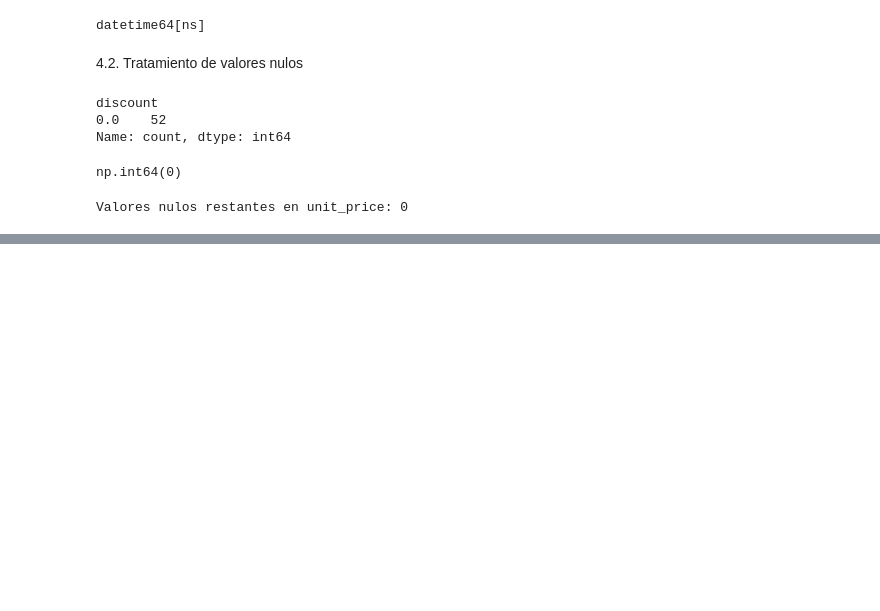
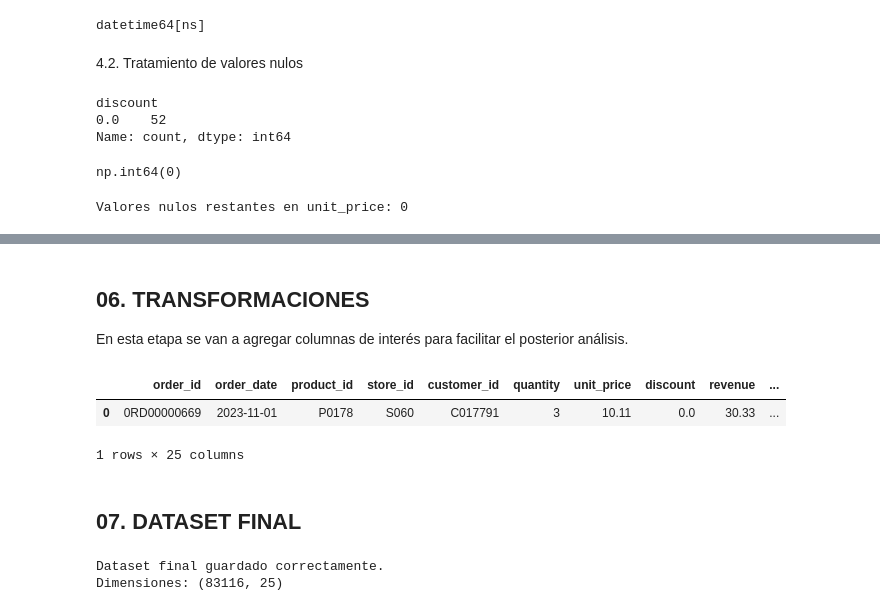
Before and after one commit to SofiaConsoli/Proyecto_Final_Data_and_Analytics, a Jupyter notebook: notebooks/proyecto_final_EDA_python.ipynb, the cells around one changed output, grey strips where cells are left out. Drawn from its saved outputs; the diff is of its cells as text; code cells hidden in the pictures; blank space fills up the shorter version.

Commit message:
5to commit
actualizacion del notebook y descarga del dataset final post limpieza y procesado

```diff
--- a/notebooks/proyecto_final_EDA_python.ipynb
+++ b/notebooks/proyecto_final_EDA_python.ipynb
@@ -311,0 +475,61 @@ Valores nulos restantes en unit_price: 0
+# %% [markdown]
+## 06. TRANSFORMACIONES
+
+En esta etapa se van a agregar columnas de interés para facilitar el posterior análisis.
+# %%
+# Mes de la venta
+eda_df["month"] = eda_df["order_date"].dt.month_name()
+
+# Día de la semana
+eda_df["day_of_week"] = eda_df["order_date"].dt.day_name()
+
+# Identificar ventas realizadas durante el fin de semana
+eda_df["is_weekend"] = eda_df["order_date"].dt.dayofweek >= 5
+
+# Margen de beneficio expresado como porcentaje
+eda_df["profit_margin_pct"] = np.where(
+    eda_df["revenue"] != 0,
+    (eda_df["profit"] / eda_df["revenue"]) * 100,
+    np.nan
+)
+
+# Clasificar las ventas según el descuento aplicado
+eda_df["has_discount"] = np.where(
+    eda_df["discount"] > 0,
+    "Con descuento",
+    "Sin descuento"
+)
+
+# Clasificar a los clientes según su edad en grupos de edad
+bins = [17, 29, 50, float("inf")]
+labels = ["18-29", "30-50", "Más de 50"]
+
+eda_df["age_group"] = pd.cut(
+    eda_df["age"],
+    bins=bins,
+    labels=labels
+)
+# %%
+# Verificar los cambios realizados en el dataset final
+
+eda_df.columns
+eda_df.head(1)
+# %% [output]
+|  | order_id | order_date | product_id | store_id | customer_id | quantity | unit_price | discount | revenue | ... |
+| 0 | 0RD00000669 | 2023-11-01 | P0178 | S060 | C017791 | 3 | 10.11 | 0.0 | 30.33 | ... |
+1 rows × 25 columns
+# %% [markdown]
+## 07. DATASET FINAL
+# %%
+# Guardar el dataset final procesado
+eda_df.to_csv(
+    "../data/limpio/eda_final.csv",
+    index=False,
+    encoding="utf-8-sig"
+)
+
+print("Dataset final guardado correctamente.")
+print("Dimensiones:", eda_df.shape)
+# %% [output]
+Dataset final guardado correctamente.
+Dimensiones: (83116, 25)
```
Also changed, not shown: parts of 8 cells of this notebook, 1 other file.
